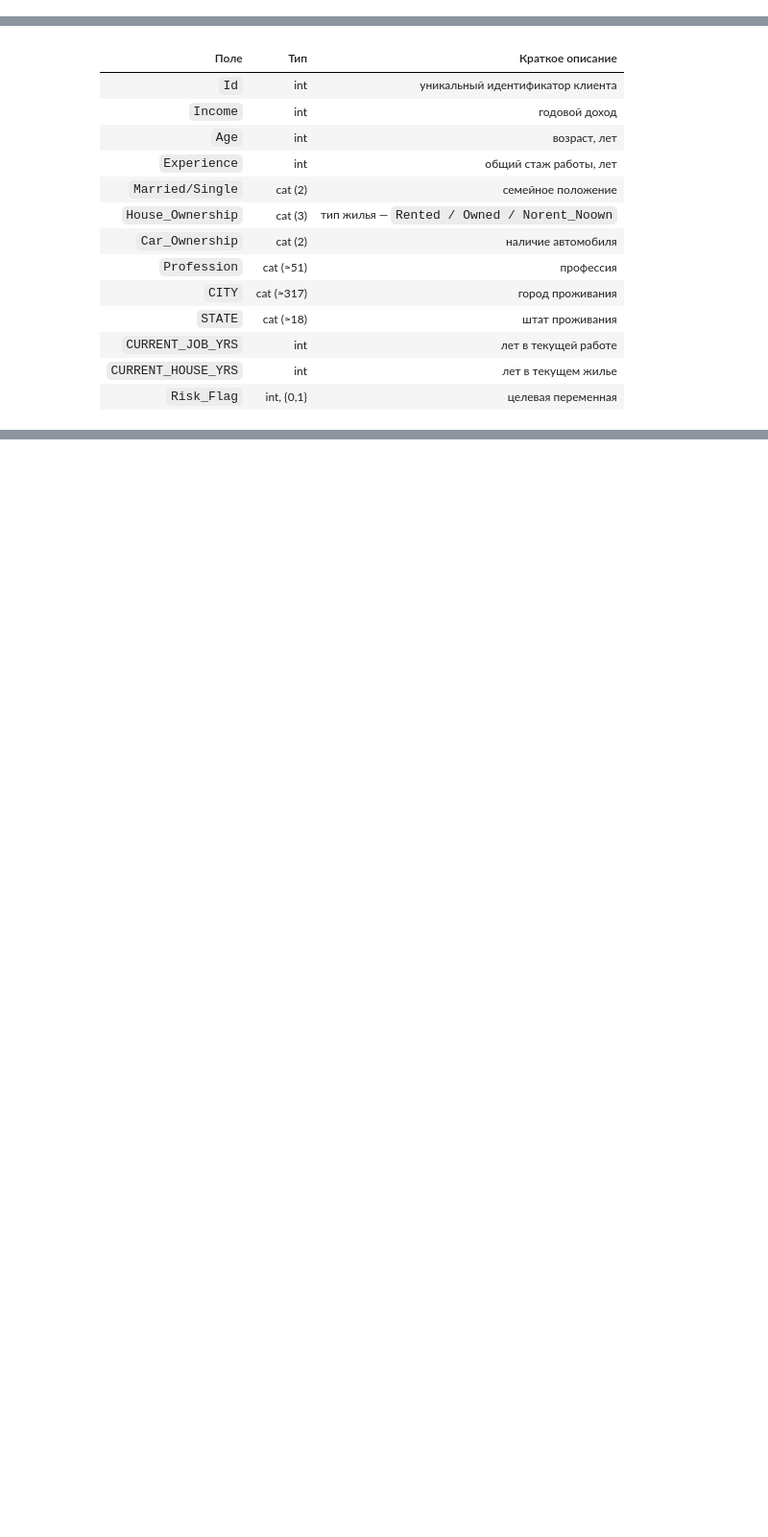
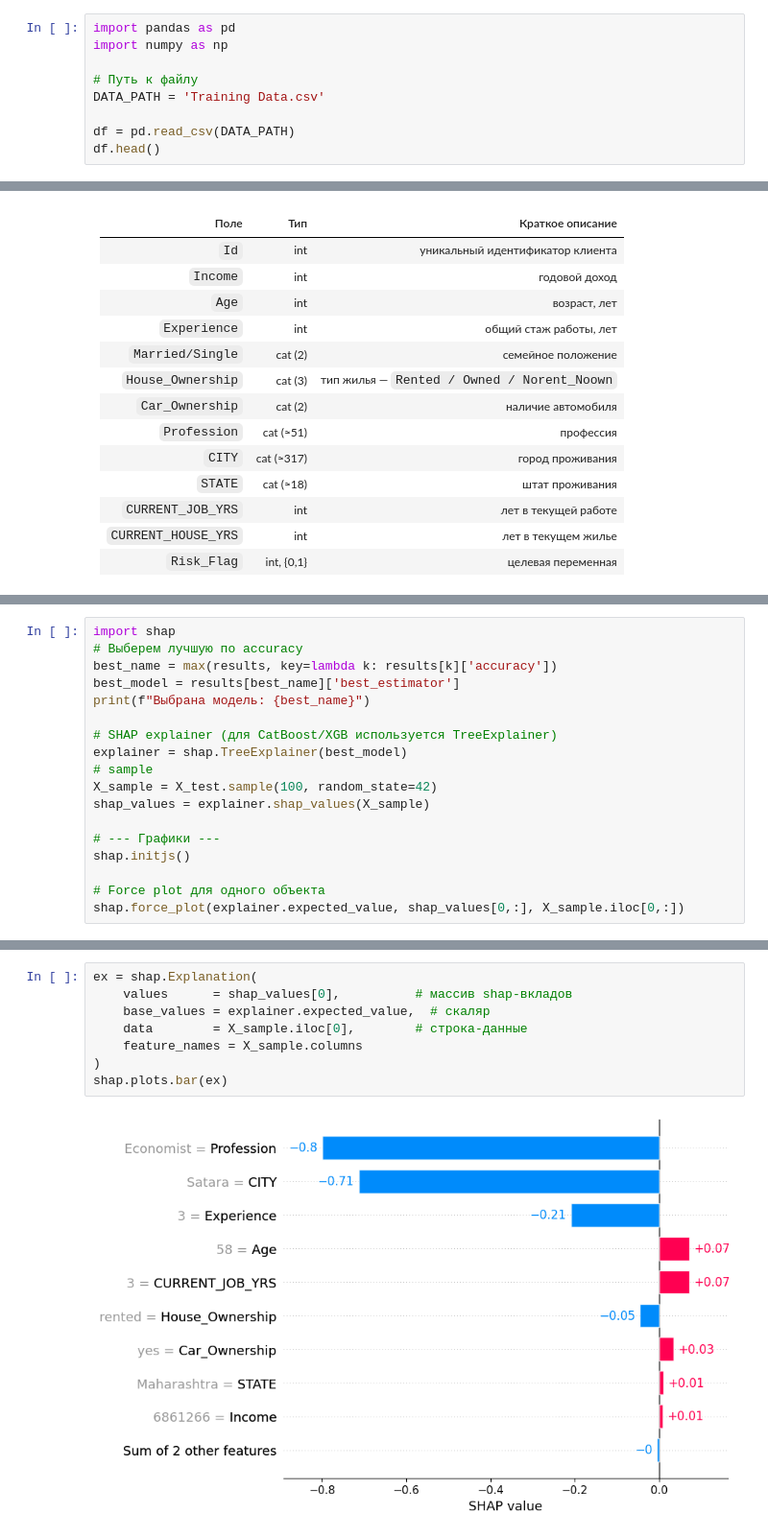
Before and after one commit to cfaring/ait-2025, a Jupyter notebook: lab6/lab6.ipynb, the cells around one changed output, grey strips where cells are left out. Shown: that part at 96% size. Saved outputs shown, nothing was run; the diff lists cells and outputs as text; blank space fills up the shorter version.

```diff
--- a/lab6/lab6.ipynb
+++ b/lab6/lab6.ipynb
@@ -65,0 +5,9 @@ memory usage: 25.0+ MB
+# %%
+import pandas as pd
+import numpy as np
+
+# Путь к файлу
+DATA_PATH = 'Training Data.csv'
+
+df = pd.read_csv(DATA_PATH)
+df.head()
@@ -346,0 +293,18 @@ display(best_cat.plot_tree(tree_idx=idx, pool=pool))
+# %%
+import shap
+# Выберем лучшую по accuracy
+best_name = max(results, key=lambda k: results[k]['accuracy'])
+best_model = results[best_name]['best_estimator']
+print(f"Выбрана модель: {best_name}")
+
+# SHAP explainer (для CatBoost/XGB используется TreeExplainer)
+explainer = shap.TreeExplainer(best_model)
+# sample
+X_sample = X_test.sample(100, random_state=42)
+shap_values = explainer.shap_values(X_sample)
+
+# --- Графики ---
+shap.initjs()
+
+# Force plot для одного объекта
+shap.force_plot(explainer.expected_value, shap_values[0,:], X_sample.iloc[0,:])
@@ -346,0 +322,10 @@ display(best_cat.plot_tree(tree_idx=idx, pool=pool))
+# %%
+ex = shap.Explanation(
+    values      = shap_values[0],          # массив shap-вкладов
+    base_values = explainer.expected_value,  # скаляр
+    data        = X_sample.iloc[0],        # строка-данные
+    feature_names = X_sample.columns
+)
+shap.plots.bar(ex)
+# %% [output]
+[figure, added]
```
Also changed, not shown: parts of 67 cells of this notebook, 9 other files.
